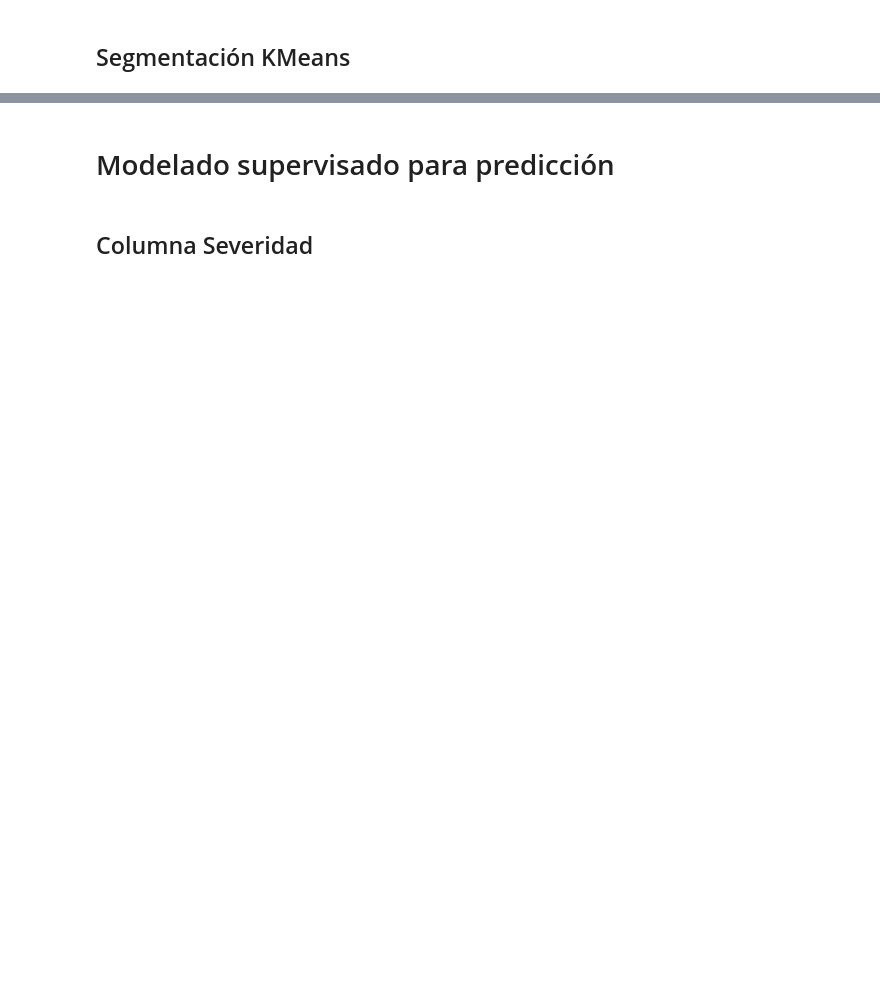
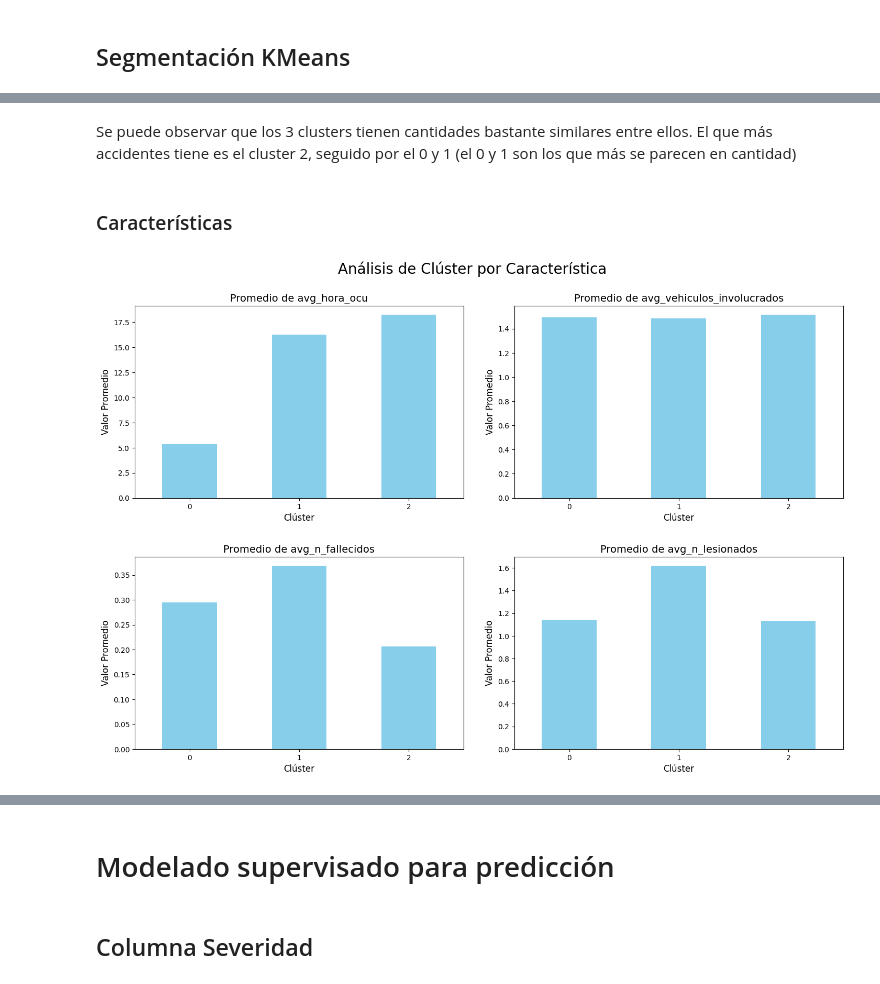
Before and after one commit to ArielaMishaanCohen/17-Lab-9-SparkML, a Jupyter notebook: 2 Lab9.ipynb, the cells around one changed output, grey strips where cells are left out. Drawn from its saved outputs; the diff is of its cells as text; code cells hidden in the pictures; blank space fills up the shorter version.

```diff
--- a/2 Lab9.ipynb
+++ b/2 Lab9.ipynb
@@ -307,0 +507,43 @@ only showing top 20 rows
+# %% [markdown]
+Se puede observar que los 3 clusters tienen cantidades bastante similares entre ellos. El que más accidentes tiene es el cluster 2, seguido por el 0 y 1 (el 0 y 1 son los que más se parecen en cantidad)
+# %% [markdown]
+### Características
+# %%
+caracteristicas_clusters_pd = caracteristicas_clusters.toPandas()
+caracteristicas_clusters_pd = caracteristicas_clusters_pd.set_index('prediction')
+caracteristicas_clusters_melt = caracteristicas_clusters_pd.reset_index().melt('prediction')
+
+
+caracteristicas = caracteristicas_clusters_pd.columns
+
+n_caracteristicas = len(caracteristicas)
+n_cols = 2
+n_rows = (n_caracteristicas + n_cols - 1) // n_cols  # Calcular el número de filas de forma dinámica
+
+# Crear la figura y los subplots
+fig, axes = plt.subplots(n_rows, n_cols, figsize=(15, 10))
+axes = axes.flatten()
+
+for i, caracteristica in enumerate(caracteristicas):
+    caracteristicas_clusters_pd[caracteristica].plot(
+        kind='bar',
+        ax=axes[i],
+        color='skyblue'
+    )
+    axes[i].set_title(f'Promedio de {caracteristica}', fontsize=14)
+    axes[i].set_xlabel('Clúster', fontsize=12)
+    axes[i].set_ylabel('Valor Promedio', fontsize=12)
+    axes[i].tick_params(axis='x', rotation=0)
+
+# Ocultar los subplots no utilizados si el número de características no es par
+for j in range(i + 1, len(axes)):
+    fig.delaxes(axes[j])
+
+# Ajustar el layout para evitar que los títulos se superpongan
+plt.tight_layout(pad=3.0)
+
+# Añadir un título principal a la figura
+fig.suptitle('Análisis de Clúster por Característica', fontsize=20, y=1.02)
+plt.show()
+# %% [output]
+[figure, added]
```
Also changed, not shown: parts of 19 cells of this notebook.
